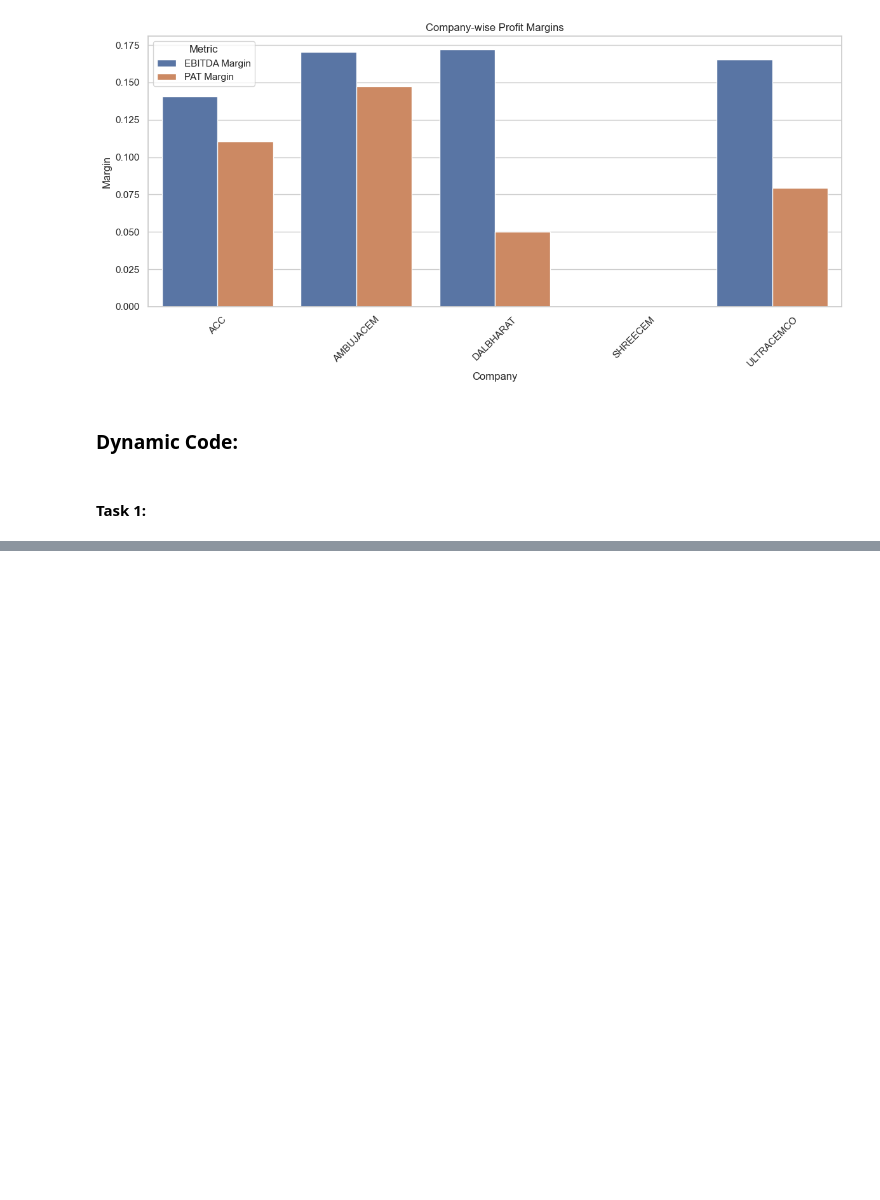
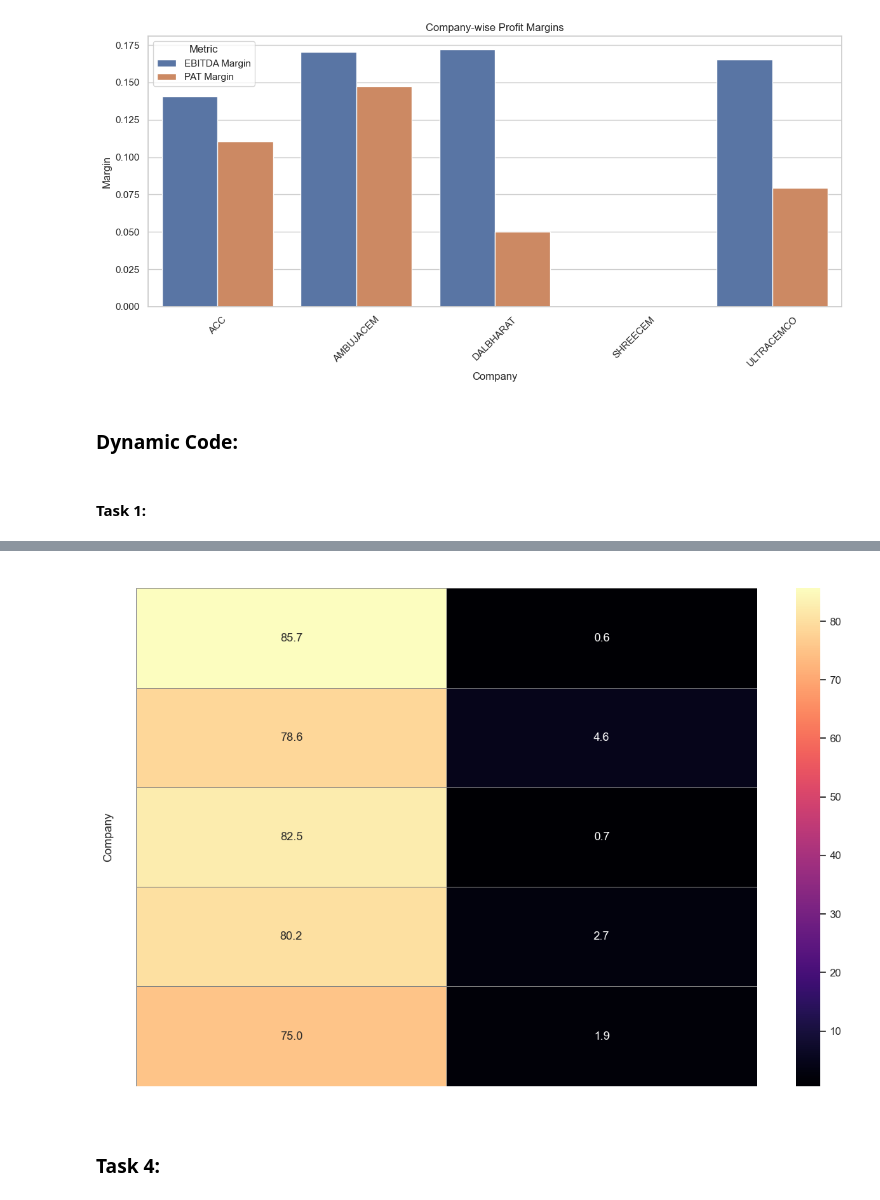
Before and after one commit to karankrish/Riskify, a Jupyter notebook: notebooks/Preprocessing/PL.ipynb, the cells around one changed output, grey strips where cells are left out. Saved outputs shown, nothing was run; the diff lists cells and outputs as text; code cells hidden in the pictures; blank space fills up the shorter version.

```diff
--- a/notebooks/Preprocessing/PL.ipynb
+++ b/notebooks/Preprocessing/PL.ipynb
@@ -1114,0 +1364,16 @@ if __name__ == "__main__":
+# %%
+# 🔥 Heatmap of Revised Expense + Interest
+plt.figure(figsize=(12, 8))
+sns.heatmap(
+    avg_ratios.sort_values("Total_Cost_Revised%", ascending=False)[['Avg_Expense%', 'Avg_Interest%']],
+    cmap="magma", annot=True, fmt=".1f", linewidths=0.5, linecolor='gray'
+)
+plt.title("Heatmap: Revised Expense + Interest % of Sales", color='white')
+plt.xticks(color='white')
+plt.yticks(color='white')
+plt.tight_layout()
+plt.show()
+# %% [output]
+[figure, added]
+# %% [markdown]
+### Task 4:
```
Also changed, not shown: parts of 9 cells of this notebook, 1 other file.
